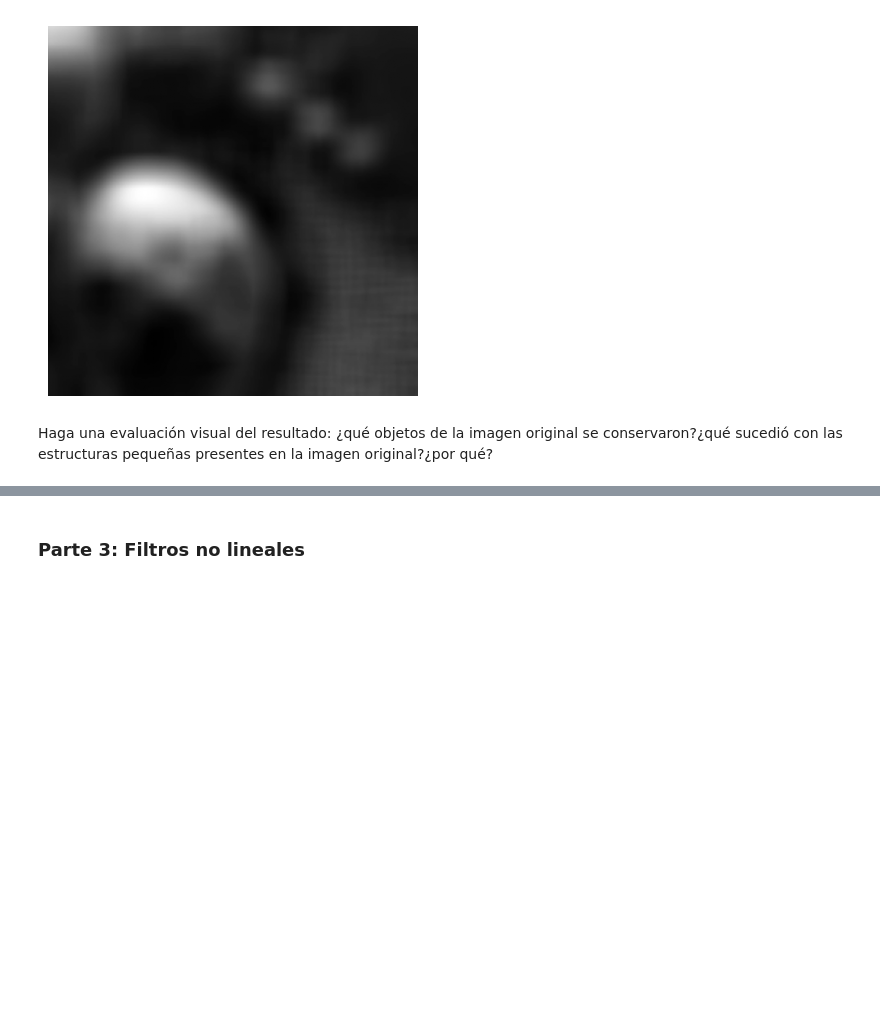
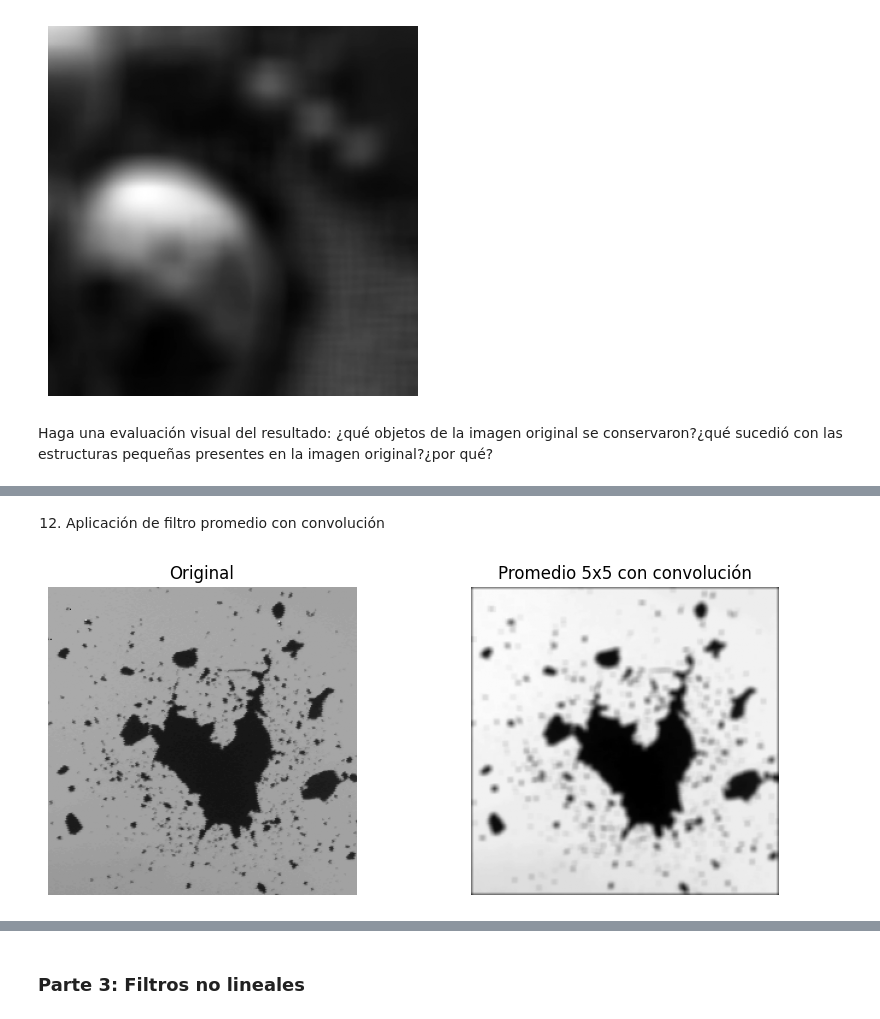
Before and after one commit to Jssoff/Taller_5_I-M, a Jupyter notebook: Briceño_Garay_Taller 5/Taller_5.ipynb, the cells around one changed output, grey strips where cells are left out. Cells and saved outputs as stored; diff of their text form; code cells hidden in the pictures; blank space fills up the shorter version.

```diff
--- a/Briceño_Garay_Taller 5/Taller_5.ipynb
+++ b/Briceño_Garay_Taller 5/Taller_5.ipynb
@@ -123,0 +136,22 @@ Haga una evaluación visual del resultado: ¿qué objetos de la imagen original
+# %% [markdown]
+12. Aplicación de filtro promedio con convolución
+# %%
+from scipy.ndimage import convolve
+
+kernel_5x5 = np.ones((5, 5)) / 25
+filtered_5x5 = convolve(img_impact, kernel_5x5, mode='constant', cval=0)
+plt.figure(figsize=(10,4))
+
+plt.subplot(1,2,1)
+plt.imshow(img_impact, cmap='gray')
+plt.title("Original")
+plt.axis("off")
+
+plt.subplot(1,2,2)
+plt.imshow(filtered_5x5, cmap='gray')
+plt.title("Promedio 5x5 con convolución")
+plt.axis("off")
+
+plt.show()
+# %% [output]
+[figure, added]
```
Also changed, not shown: parts of 12 cells of this notebook.
